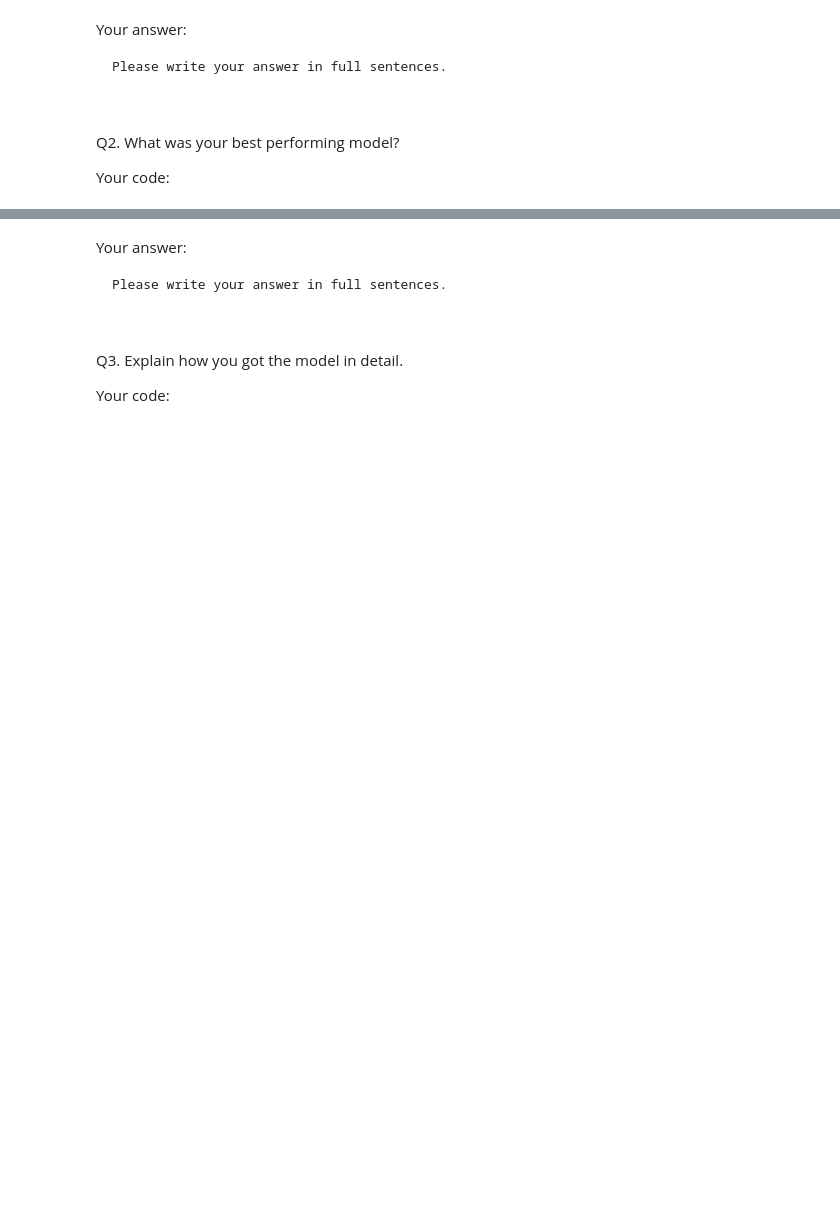
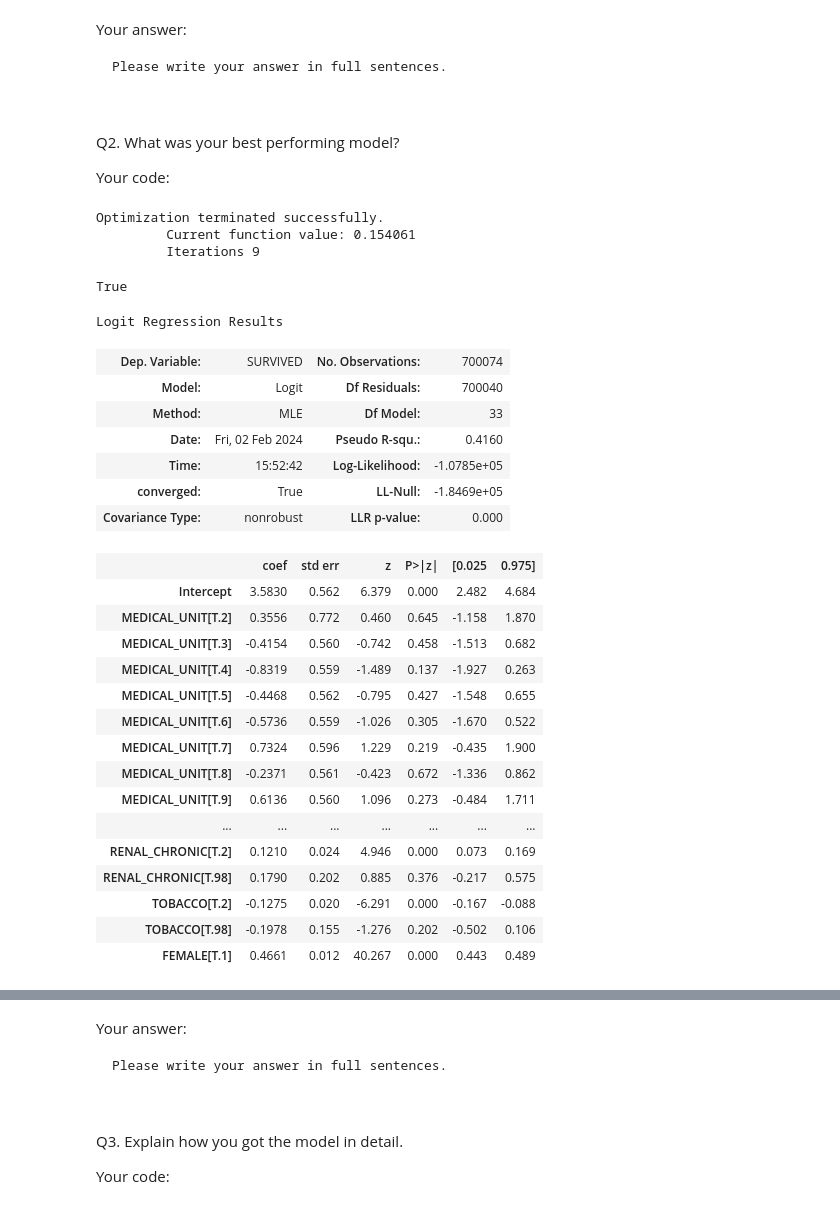
Before and after one commit to BU-MSSP-Classroom/MA679_Spring2024_03_classification-yu99t, a Jupyter notebook: Ch04_Classification_Python.ipynb, the cells around one changed output, grey strips where cells are left out. Saved outputs shown, nothing was run; the diff lists cells and outputs as text; code cells hidden in the pictures; blank space fills up the shorter version.

```diff
--- a/Ch04_Classification_Python.ipynb
+++ b/Ch04_Classification_Python.ipynb
@@ -409,11 +466,37 @@ Q2. What was your best performing model?
 
 Your code:
 # %%
-glm_fit_all= sm.logit("SURVIVED~AGE_TRUNK*FEMALE",data= Covid_Data).fit()
-glm_fit.converged
-
-['USMER', 'MEDICAL_UNIT', 'SEX', 'PATIENT_TYPE', 'DATE_DIED', 'INTUBED',
-       'PNEUMONIA', 'AGE', 'PREGNANT', 'DIABETES', 'COPD', 'ASTHMA', 'INMSUPR',
-       'HIPERTENSION', 'OTHER_DISEASE', 'CARDIOVASCULAR', 'OBESITY',
-       'RENAL_CHRONIC', 'TOBACCO', 'CLASIFFICATION_FINAL', 'ICU'
-#
+logistic_fit = sm.logit("SURVIVED ~ MEDICAL_UNIT + PATIENT_TYPE +  PREGNANT + DIABETES + COPD + INMSUPR + HIPERTENSION  + OTHER_DISEASE + CARDIOVASCULAR +  OBESITY + RENAL_CHRONIC + TOBACCO +  FEMALE ",data= Train_COVID).fit()
+logistic_fit.converged
+# %% [output]
+Optimization terminated successfully.
+         Current function value: 0.154061
+         Iterations 9
+True
+# %%
+logistic_fit.summary()
+# %% [output]
+Logit Regression Results
+| Dep. Variable: | SURVIVED | No. Observations: | 700074 |
+| Model: | Logit | Df Residuals: | 700040 |
+| Method: | MLE | Df Model: | 33 |
+| Date: | Fri, 02 Feb 2024 | Pseudo R-squ.: | 0.4160 |
+| Time: | 15:52:42 | Log-Likelihood: | -1.0785e+05 |
+| converged: | True | LL-Null: | -1.8469e+05 |
+| Covariance Type: | nonrobust | LLR p-value: | 0.000 |
+|  | coef | std err | z | P>|z| | [0.025 | 0.975] |
+| Intercept | 3.5830 | 0.562 | 6.379 | 0.000 | 2.482 | 4.684 |
+| MEDICAL_UNIT[T.2] | 0.3556 | 0.772 | 0.460 | 0.645 | -1.158 | 1.870 |
+| MEDICAL_UNIT[T.3] | -0.4154 | 0.560 | -0.742 | 0.458 | -1.513 | 0.682 |
+| MEDICAL_UNIT[T.4] | -0.8319 | 0.559 | -1.489 | 0.137 | -1.927 | 0.263 |
+| MEDICAL_UNIT[T.5] | -0.4468 | 0.562 | -0.795 | 0.427 | -1.548 | 0.655 |
+| MEDICAL_UNIT[T.6] | -0.5736 | 0.559 | -1.026 | 0.305 | -1.670 | 0.522 |
+| MEDICAL_UNIT[T.7] | 0.7324 | 0.596 | 1.229 | 0.219 | -0.435 | 1.900 |
+| MEDICAL_UNIT[T.8] | -0.2371 | 0.561 | -0.423 | 0.672 | -1.336 | 0.862 |
+| MEDICAL_UNIT[T.9] | 0.6136 | 0.560 | 1.096 | 0.273 | -0.484 | 1.711 |
+| ... | ... | ... | ... | ... | ... | ... |
+| RENAL_CHRONIC[T.2] | 0.1210 | 0.024 | 4.946 | 0.000 | 0.073 | 0.169 |
+| RENAL_CHRONIC[T.98] | 0.1790 | 0.202 | 0.885 | 0.376 | -0.217 | 0.575 |
+| TOBACCO[T.2] | -0.1275 | 0.020 | -6.291 | 0.000 | -0.167 | -0.088 |
+| TOBACCO[T.98] | -0.1978 | 0.155 | -1.276 | 0.202 | -0.502 | 0.106 |
+| FEMALE[T.1] | 0.4661 | 0.012 | 40.267 | 0.000 | 0.443 | 0.489 |
```
Also changed, not shown: parts of 49 cells of this notebook, 4 other files.
